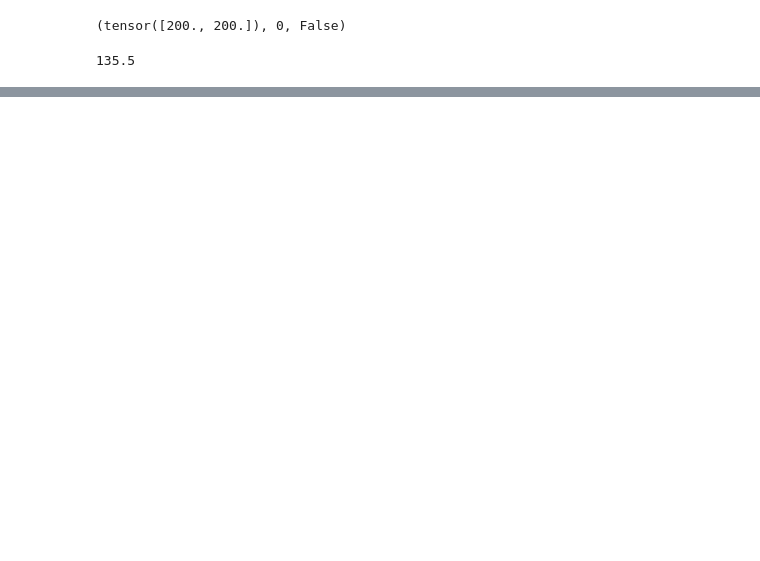
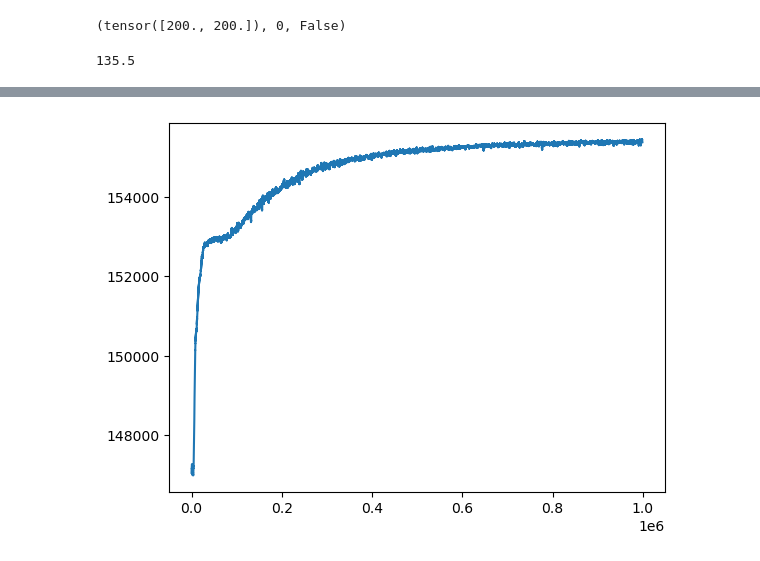
Before and after one commit to stengel/EquiLearn, a Jupyter notebook: learningAgents/src/LearningAgent_Simulations.ipynb, the cells around one changed output, grey strips where cells are left out. Saved outputs shown, nothing was run; the diff lists cells and outputs as text; code cells hidden in the pictures; blank space fills up the shorter version.

```diff
--- a/learningAgents/src/LearningAgent_Simulations.ipynb
+++ b/learningAgents/src/LearningAgent_Simulations.ipynb
@@ -145,0 +170,12 @@ learning.plot()
+# %%
+learning = learning.to_numpy()
+learning_2 = [0]*len(learning)
+for i in range(len(learning)):
+    learning_2[i] = learning[i][0]
+# %%
+avg_learning = np.convolve(learning_2, np.ones(1000)/1000, mode = 'valid')
+# %%
+plt.plot(avg_learning)
+plt.show()
+# %% [output]
+[figure, added]
```
Also changed, not shown: parts of 11 cells of this notebook, 1 other file.
